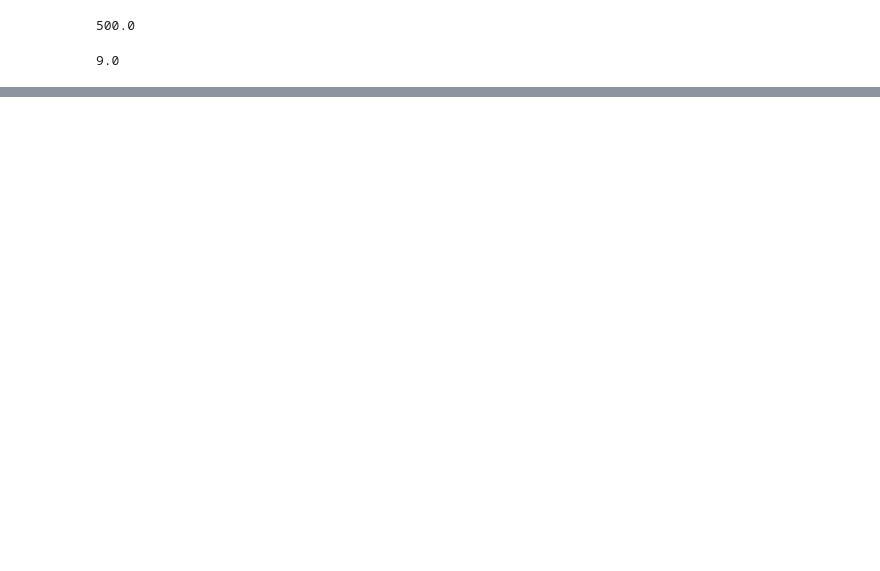
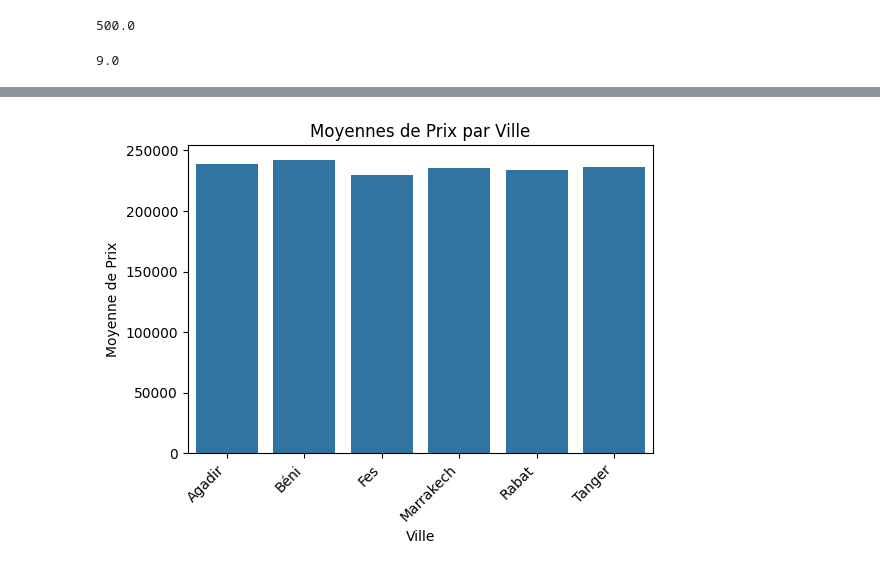
Before and after one commit to MAFTOUH-Omar/TP-Python, a Jupyter notebook: TP06/Exercice.ipynb, the cells around one changed output, grey strips where cells are left out. Saved outputs shown, nothing was run; the diff lists cells and outputs as text; code cells hidden in the pictures; blank space fills up the shorter version.

```diff
--- a/TP06/Exercice.ipynb
+++ b/TP06/Exercice.ipynb
@@ -163,0 +235,13 @@ plt.show()
+# %%
+# 21 Visualiser les moyennes de prix par ville avec un diagramme en barres
+df['Prix'] = pd.to_numeric(df['Prix'], errors='coerce')
+moyennes_prix_par_ville = df.groupby('Nom Ville')['Prix'].mean().reset_index()
+plt.figure(figsize=(6, 4))
+sb.barplot(x='Nom Ville', y='Prix', data=moyennes_prix_par_ville)
+plt.xticks(rotation=45, ha='right')
+plt.title('Moyennes de Prix par Ville')
+plt.xlabel('Ville')
+plt.ylabel('Moyenne de Prix')
+plt.show()
+# %% [output]
+[figure, added]
```
Also changed, not shown: parts of 12 cells of this notebook, 1 other file.
